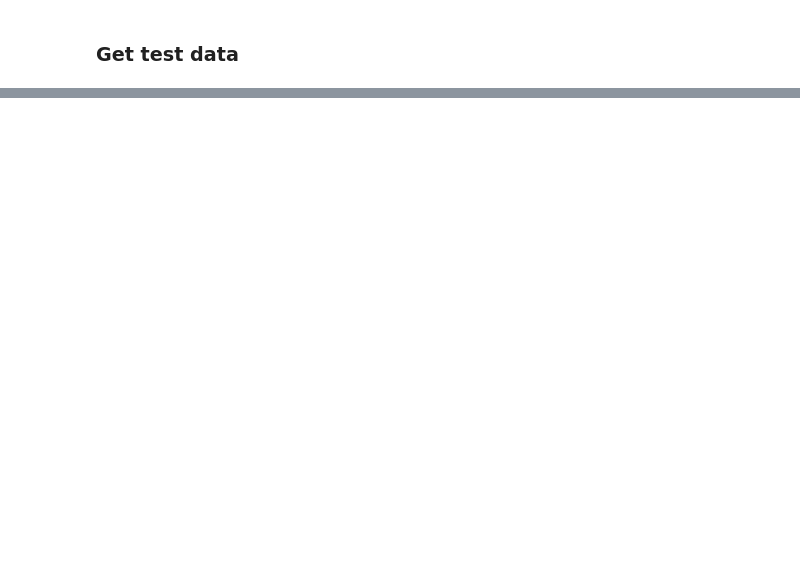
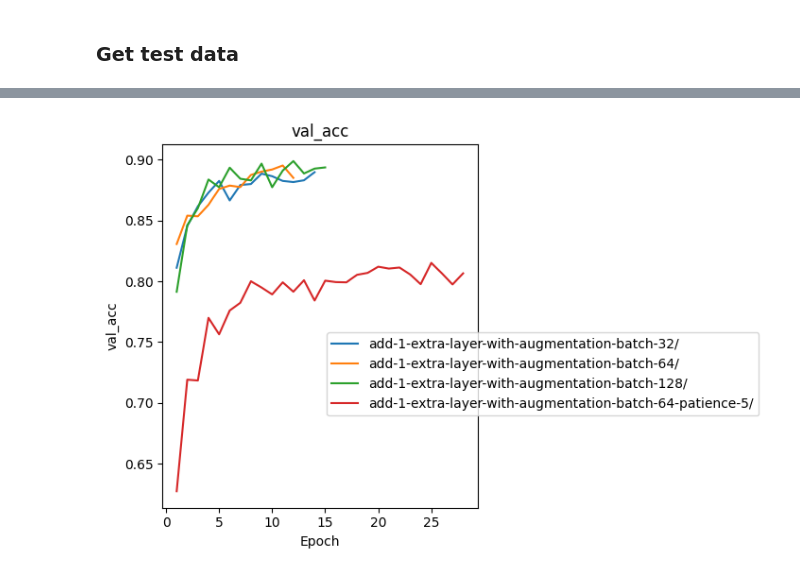
Before and after one commit to kaijun123/Oxford-Flowers, a Jupyter notebook: cnn.ipynb, the cells around one changed output, grey strips where cells are left out. Saved outputs shown, nothing was run; the diff lists cells and outputs as text; code cells hidden in the pictures; blank space fills up the shorter version.

```diff
--- a/cnn.ipynb
+++ b/cnn.ipynb
@@ -559,0 +297,10 @@ label
+# %%
+models = [
+    "add-1-extra-layer-with-augmentation-batch-32/",
+    "add-1-extra-layer-with-augmentation-batch-64/",
+    "add-1-extra-layer-with-augmentation-batch-128/",
+    "add-1-extra-layer-with-augmentation-batch-64-patience-5/",
+]
+visualise(models, "val_acc")
+# %% [output]
+[figure, added]
```
Also changed, not shown: parts of 70 cells of this notebook, 27 other files.
